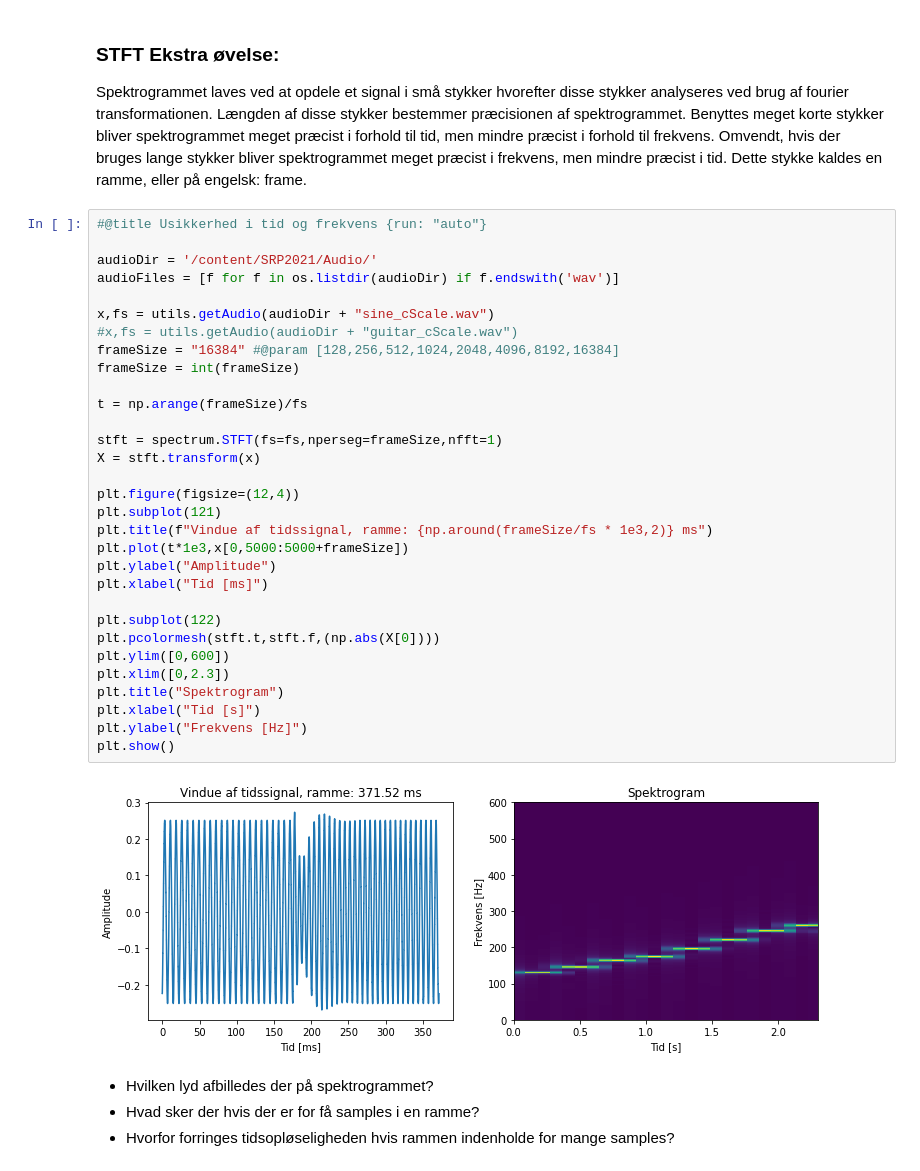
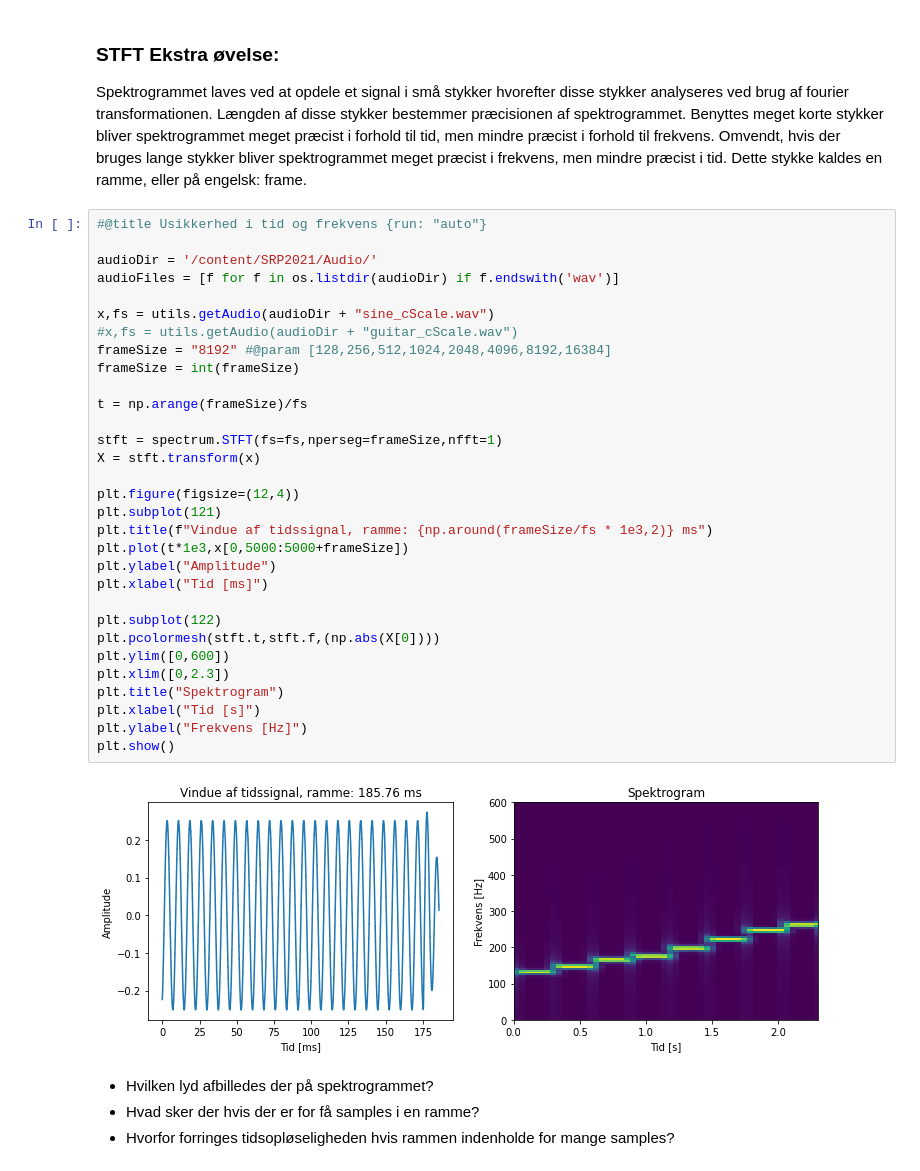
Before and after one commit to niels-overby/SRP-noisereduction, a Jupyter notebook: SRP_STFT.ipynb, the cells around one changed output. Cells and saved outputs as stored; diff of their text form.

```diff
--- a/SRP_STFT.ipynb
+++ b/SRP_STFT.ipynb
@@ -149,35 +245,35 @@ Spektrogrammet laves ved at opdele et signal i små stykker hvorefter disse styk
 #@title Usikkerhed i tid og frekvens {run: "auto"}
 
 audioDir = '/content/SRP2021/Audio/'
 audioFiles = [f for f in os.listdir(audioDir) if f.endswith('wav')]
 
 x,fs = utils.getAudio(audioDir + "sine_cScale.wav")
 #x,fs = utils.getAudio(audioDir + "guitar_cScale.wav")
-frameSize = "16384" #@param [128,256,512,1024,2048,4096,8192,16384]
+frameSize = "8192" #@param [128,256,512,1024,2048,4096,8192,16384]
 frameSize = int(frameSize)
 
 t = np.arange(frameSize)/fs
 
 stft = spectrum.STFT(fs=fs,nperseg=frameSize,nfft=1)
 X = stft.transform(x)
 
 plt.figure(figsize=(12,4))
 plt.subplot(121)
 plt.title(f"Vindue af tidssignal, ramme: {np.around(frameSize/fs * 1e3,2)} ms")
 plt.plot(t*1e3,x[0,5000:5000+frameSize])
 plt.ylabel("Amplitude")
 plt.xlabel("Tid [ms]")
 
 plt.subplot(122)
 plt.pcolormesh(stft.t,stft.f,(np.abs(X[0])))
 plt.ylim([0,600])
 plt.xlim([0,2.3])
 plt.title("Spektrogram")
 plt.xlabel("Tid [s]")
 plt.ylabel("Frekvens [Hz]")
 plt.show()
 # %% [output]
-[figure, old version]
+[figure, new version]
 # %% [markdown]
 * Hvilken lyd afbilledes der på spektrogrammet?
 * Hvad sker der hvis der er for få samples i en ramme?
```
Also changed, not shown: parts of 18 cells of this notebook.
